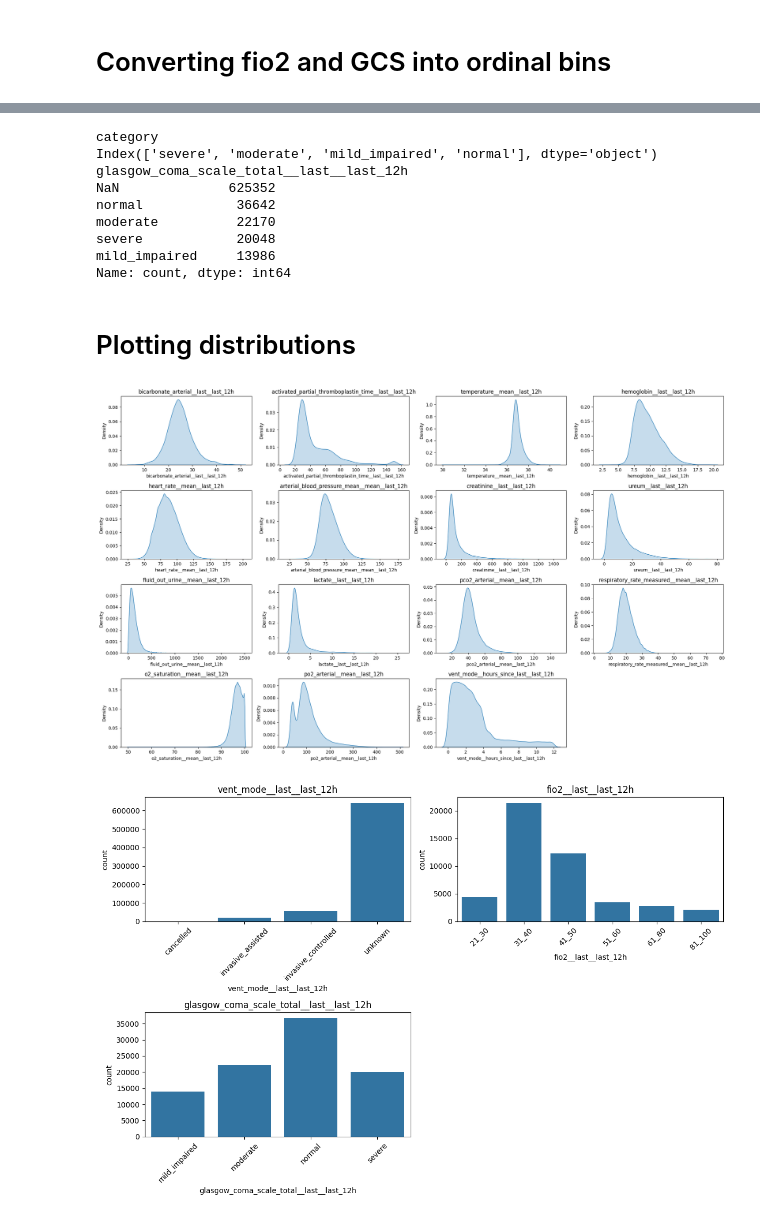
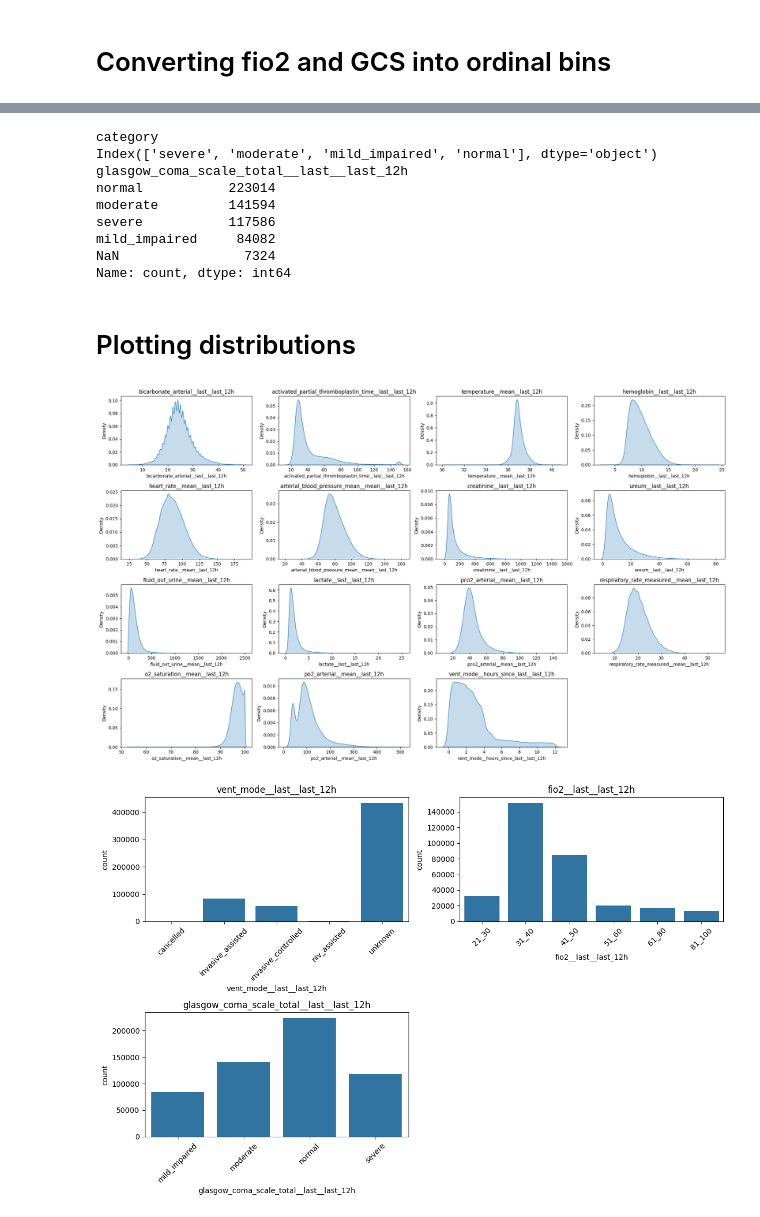
Before and after one commit to sagarsimha/Organizing-pipeline, a Jupyter notebook: Cleaning/4_organize.ipynb, the cells around one changed output, grey strips where cells are left out. Cells and saved outputs as stored; diff of their text form; code cells hidden in the pictures.

```diff
--- a/Cleaning/4_organize.ipynb
+++ b/Cleaning/4_organize.ipynb
@@ -90,5 +236,5 @@ Name: vent_mode__last__last_12h, Length: 718198, dtype: object
 # %%
-# Mapping vent_mode__last__last_12h from raw categories → derived categories
+ltm_clipped_grided# Mapping vent_mode__last__last_12h from raw categories → derived categories
 vent_mode_map = {
     "SPONT": "invasive_assisted",
     "CMV/ASSIST/AutoFlow": "invasive_controlled",
@@ -133,4 +279,23 @@ vent_mode_map = {
     "nCPAP-PS": "niv_assisted",
     "Standby": "invasive_assisted"
 }
-ltm_grided["vent_mode__last__last_12h"] = ltm_grided["vent_mode__last__last_12h"].map(vent_mode_map)
+
+ADDITIONAL = {
+    "APRV":             "invasive_controlled",
+    "Ambient":          "cancelled",
+    "CMV/AutoFlow":     "invasive_controlled",
+    "CPAP":             "niv_assisted",       # if MIMIC's CPAP is NIV
+    "CPAP/PPS":         "niv_assisted",
+    "CPAP/PSV":         "invasive_assisted",  # CPAP+PSV often refers to invasive in MIMIC
+    "MMV":              "invasive_assisted",
+    "P-CMV":            "invasive_controlled",
+    "P-SIMV":           "invasive_controlled",
+    "PRVC/AC":          "invasive_controlled",
+    "SIMV":             "invasive_controlled",
+    "SIMV/AutoFlow":    "invasive_controlled",
+}
+vent_mode_map.update(ADDITIONAL)
+
+
+
+ltm_clipped_grided["vent_mode__last__last_12h"] = ltm_clipped_grided["vent_mode__last__last_12h"].map(vent_mode_map)
@@ -137,3 +316,3 @@ ltm_grided["vent_mode__last__last_12h"] = ltm_grided["vent_mode__last__last_12h"
 # %%
-ltm_grided["vent_mode__last__last_12h"] = ltm_grided["vent_mode__last__last_12h"].fillna("unknown")
+ltm_clipped_grided["vent_mode__last__last_12h"] = ltm_clipped_grided["vent_mode__last__last_12h"].fillna("unknown")
 # %%
@@ -478,7 +340,7 @@ def transform_fio2_to_ordered_bins(df, col="fio2__last__last_12h"):
     df = df.copy()
 
     # Only valid after clipping to [21, 100]
-    bins = [21, 30, 40, 50, 60, 80, 100]
+    bins = [20.999, 30, 40, 50, 60, 80, 100]
     labels = [
         "21_30",
         "31_40",
@@ -502,5 +364,5 @@ def transform_fio2_to_ordered_bins(df, col="fio2__last__last_12h"):
 
     return df
 
-ltm_grided_clipped = transform_fio2_to_ordered_bins(ltm_grided_clipped)
+ltm_clipped_grided = transform_fio2_to_ordered_bins(ltm_clipped_grided)
 # %%
@@ -542,20 +404,20 @@ def transform_gcs_to_4bins(df, col="glasgow_coma_scale_total__last__last_12h"):
     )
 
     return df
-ltm_grided_clipped = transform_gcs_to_4bins(ltm_grided_clipped)
+ltm_clipped_grided = transform_gcs_to_4bins(ltm_clipped_grided)
 # %%
-print(ltm_grided_clipped["glasgow_coma_scale_total__last__last_12h"].dtype)
-print(ltm_grided_clipped["glasgow_coma_scale_total__last__last_12h"].cat.categories)
-print(ltm_grided_clipped["glasgow_coma_scale_total__last__last_12h"].value_counts(dropna=False))
+print(ltm_clipped_grided["glasgow_coma_scale_total__last__last_12h"].dtype)
+print(ltm_clipped_grided["glasgow_coma_scale_total__last__last_12h"].cat.categories)
+print(ltm_clipped_grided["glasgow_coma_scale_total__last__last_12h"].value_counts(dropna=False))
 # %% [output]
 category
 Index(['severe', 'moderate', 'mild_impaired', 'normal'], dtype='object')
 glasgow_coma_scale_total__last__last_12h
-NaN              625352
-normal            36642
-moderate          22170
-severe            20048
-mild_impaired     13986
+normal           223014
+moderate         141594
+severe           117586
+mild_impaired     84082
+NaN                7324
 Name: count, dtype: int64
 # %% [markdown]
 # Plotting distributions
@@ -587,7 +449,7 @@ for i, var in enumerate(num_vars, 1):
     plt.subplot(rows, cols, i)
 
     sns.kdeplot(
-        data=ltm_grided_clipped,
+        data=ltm_clipped_grided,
         x=var,
         fill=True,
         bw_adjust=1
@@ -599,35 +461,35 @@ plt.tight_layout()
 plt.savefig("./numericals.pdf")
 plt.show()
 
 
 # -----------------------------
 # CATEGORICAL VARIABLES: Countplots
 # -----------------------------
 n_cat = len(cat_vars)
 cols = 2
 rows = (n_cat + cols - 1) // cols
 
 plt.figure(figsize=(12, rows * 4))
 
 for i, var in enumerate(cat_vars, 1):
     plt.subplot(rows, cols, i)
 
     # Ensure consistent ordering for ordinal variables
-    order = sorted(ltm_grided_clipped[var].dropna().unique())
+    order = sorted(ltm_clipped_grided[var].dropna().unique())
 
     sns.countplot(
-        data=ltm_grided_clipped,
+        data=ltm_clipped_grided,
         x=var,
         order=order
     )
 
     plt.xticks(rotation=45)
     plt.title(var)
 
 plt.tight_layout()
 plt.savefig("./categoricals.pdf")
 plt.show()
 # %% [output]
-[figure, old version]
+[figure, new version]
-[figure, old version]
+[figure, new version]
 # %%
```
Also changed, not shown: parts of 34 cells of this notebook, 5 other files.
